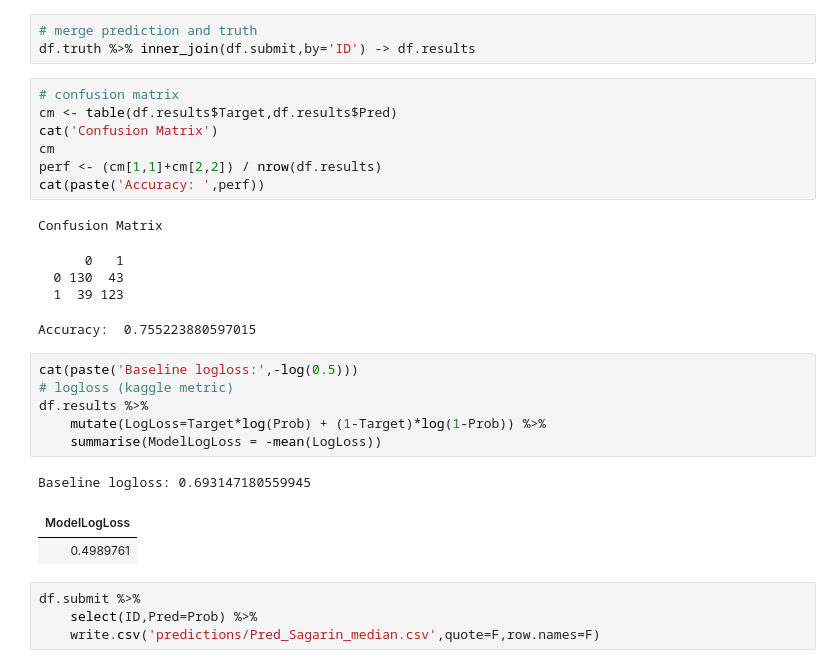
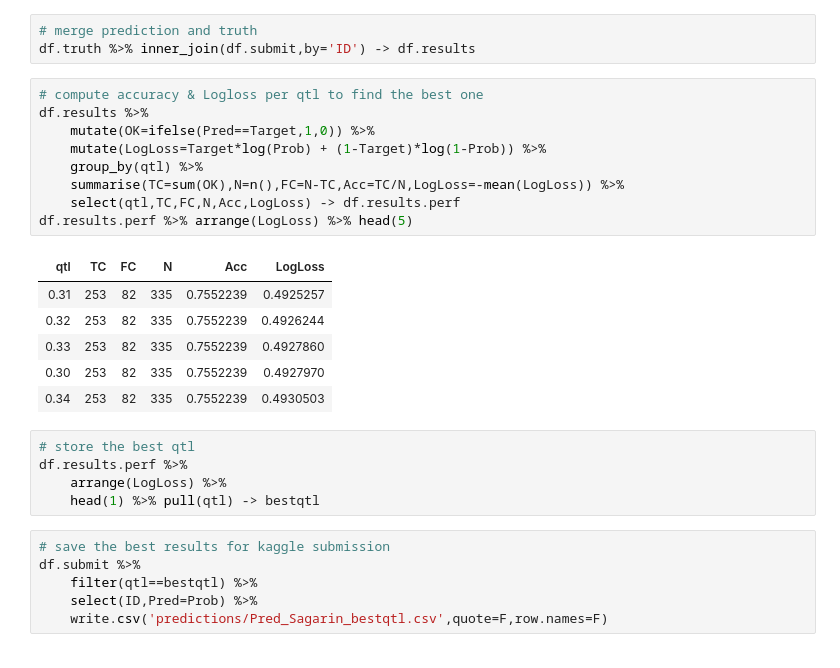
Before and after one commit to fab64443/marchmadness2019, a Jupyter notebook: SagarinFull.ipynb, the cells around one changed output. Cells and saved outputs as stored; diff of their text form.

```diff
--- a/SagarinFull.ipynb
+++ b/SagarinFull.ipynb
@@ -176,30 +210,30 @@ df.submit %>% sample_n(5)
 # %%
 # merge prediction and truth
 df.truth %>% inner_join(df.submit,by='ID') -> df.results
-# %%
-# confusion matrix
-cm <- table(df.results$Target,df.results$Pred)
-cat('Confusion Matrix')
-cm
-perf <- (cm[1,1]+cm[2,2]) / nrow(df.results)
-cat(paste('Accuracy: ',perf))
-# %% [output]
-Confusion Matrix
-      0   1
-  0 130  43
-  1  39 123
-Accuracy:  0.755223880597015
-# %%
-cat(paste('Baseline logloss:',-log(0.5)))
-# logloss (kaggle metric)
-df.results %>%
-    mutate(LogLoss=Target*log(Prob) + (1-Target)*log(1-Prob)) %>%
-    summarise(ModelLogLoss = -mean(LogLoss))
-# %% [output]
-Baseline logloss: 0.693147180559945
-| ModelLogLoss |
-| 0.4989761 |
+# %%
+# compute accuracy & Logloss per qtl to find the best one
+df.results %>%
+    mutate(OK=ifelse(Pred==Target,1,0)) %>%
+    mutate(LogLoss=Target*log(Prob) + (1-Target)*log(1-Prob)) %>%
+    group_by(qtl) %>%
+    summarise(TC=sum(OK),N=n(),FC=N-TC,Acc=TC/N,LogLoss=-mean(LogLoss)) %>%
+    select(qtl,TC,FC,N,Acc,LogLoss) -> df.results.perf
+df.results.perf %>% arrange(LogLoss) %>% head(5)
+# %% [output]
+| qtl | TC | FC | N | Acc | LogLoss |
+| 0.31 | 253 | 82 | 335 | 0.7552239 | 0.4925257 |
+| 0.32 | 253 | 82 | 335 | 0.7552239 | 0.4926244 |
+| 0.33 | 253 | 82 | 335 | 0.7552239 | 0.4927860 |
+| 0.30 | 253 | 82 | 335 | 0.7552239 | 0.4927970 |
+| 0.34 | 253 | 82 | 335 | 0.7552239 | 0.4930503 |
+# %%
+# store the best qtl
+df.results.perf %>%
+    arrange(LogLoss) %>%
+    head(1) %>% pull(qtl) -> bestqtl
 # %%
+# save the best results for kaggle submission
 df.submit %>%
+    filter(qtl==bestqtl) %>%
     select(ID,Pred=Prob) %>%
-    write.csv('predictions/Pred_Sagarin_median.csv',quote=F,row.names=F)
+    write.csv('predictions/Pred_Sagarin_bestqtl.csv',quote=F,row.names=F)
```
Also changed, not shown: parts of 19 cells of this notebook, 1 other file.
